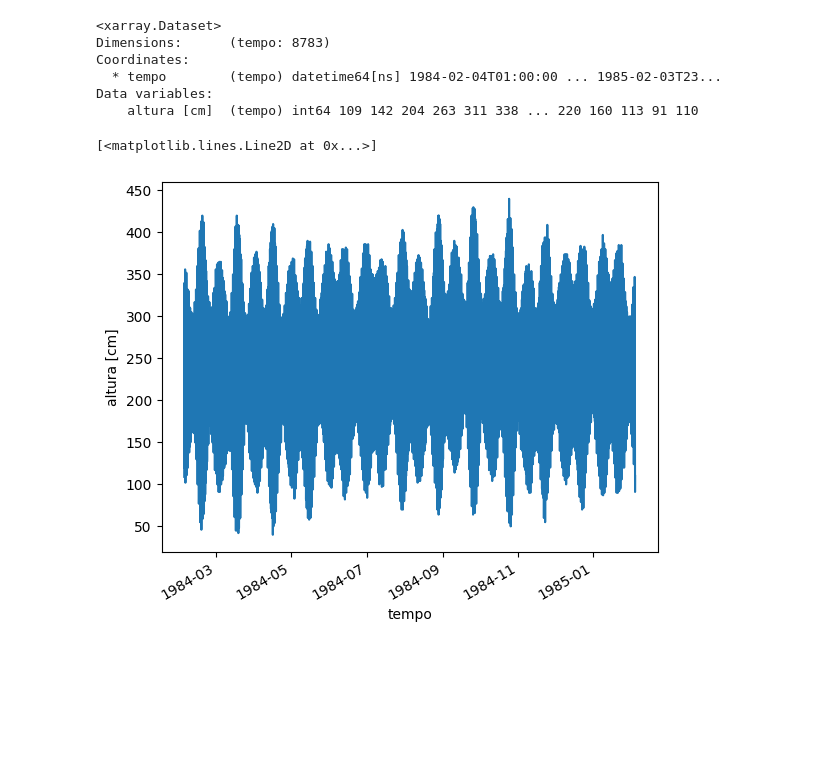
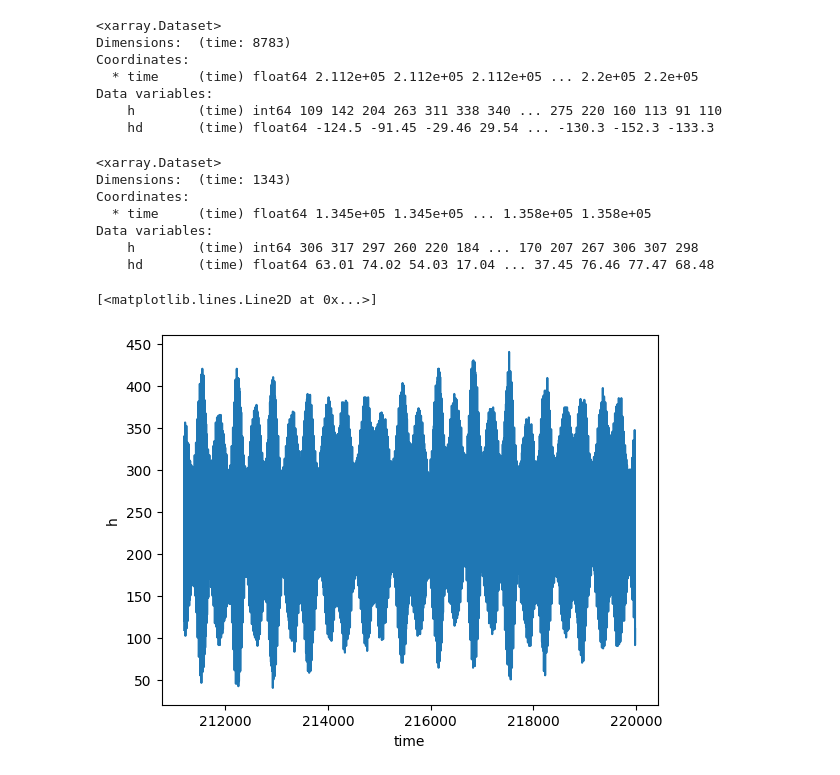
Before and after one commit to iuryt/tide_prediction_luiscorreia, a Jupyter notebook: src/tide_prediction.ipynb, the cells around one changed output. Drawn from its saved outputs; the diff is of its cells as text; code cells hidden in the pictures; blank space fills up the shorter version.

```diff
--- a/src/tide_prediction.ipynb
+++ b/src/tide_prediction.ipynb
@@ -60,30 +24,47 @@ fnames.sort()
 
 fname_train, fname_test = fnames
 # %%
-dateparser = lambda x: datetime.strptime(x, '%d/%m/%Y %H:%M')
+tref = np.datetime64("1960-01-01")
+parser = lambda x: datetime.strptime(x, '%d/%m/%Y %H:%M')
 
 kw = dict(
     header=11,
     sep=';',
     encoding='Latin-1',
     usecols = [0,1],
-    names = ["tempo", "altura [cm]"],
-    parse_dates = ["tempo"],
-    date_parser = dateparser,
-    index_col = "tempo"
+    names = ["time", "h"],
+    parse_dates = ["time"],
+    date_parser = parser,
+    index_col = "time"
 )
 
 train = pd.read_csv(fname_train, **kw).to_xarray()
+train = train.assign(hd = ("time", detrend(train["h"])))
+train = train.assign_coords(time = (train.time - tref) / np.timedelta64(1, "h"))
+
+test = pd.read_csv(fname_test, **kw).to_xarray()
+test = test.assign(hd = ("time", detrend(test["h"])))
+test = test.assign_coords(time = (test.time - tref) / np.timedelta64(1, "h"))
+
 display(train)
+display(test)
 # %% [output]
 <xarray.Dataset>
-Dimensions:      (tempo: 8783)
+Dimensions:  (time: 8783)
 Coordinates:
-  * tempo        (tempo) datetime64[ns] 1984-02-04T01:00:00 ... 1985-02-03T23...
+  * time     (time) float64 2.112e+05 2.112e+05 2.112e+05 ... 2.2e+05 2.2e+05
 Data variables:
-    altura [cm]  (tempo) int64 109 142 204 263 311 338 ... 220 160 113 91 110
+    h        (time) int64 109 142 204 263 311 338 340 ... 275 220 160 113 91 110
+    hd       (time) float64 -124.5 -91.45 -29.46 29.54 ... -130.3 -152.3 -133.3
+<xarray.Dataset>
+Dimensions:  (time: 1343)
+Coordinates:
+  * time     (time) float64 1.345e+05 1.345e+05 ... 1.358e+05 1.358e+05
+Data variables:
+    h        (time) int64 306 317 297 260 220 184 ... 170 207 267 306 307 298
+    hd       (time) float64 63.01 74.02 54.03 17.04 ... 37.45 76.46 77.47 68.48
 # %%
-train["altura [cm]"].plot()
+train.h.plot()
 # %% [output]
 [<matplotlib.lines.Line2D at 0x...>]
-[figure, old version]
+[figure, new version]
```
Also changed, not shown: parts of 19 cells of this notebook.
